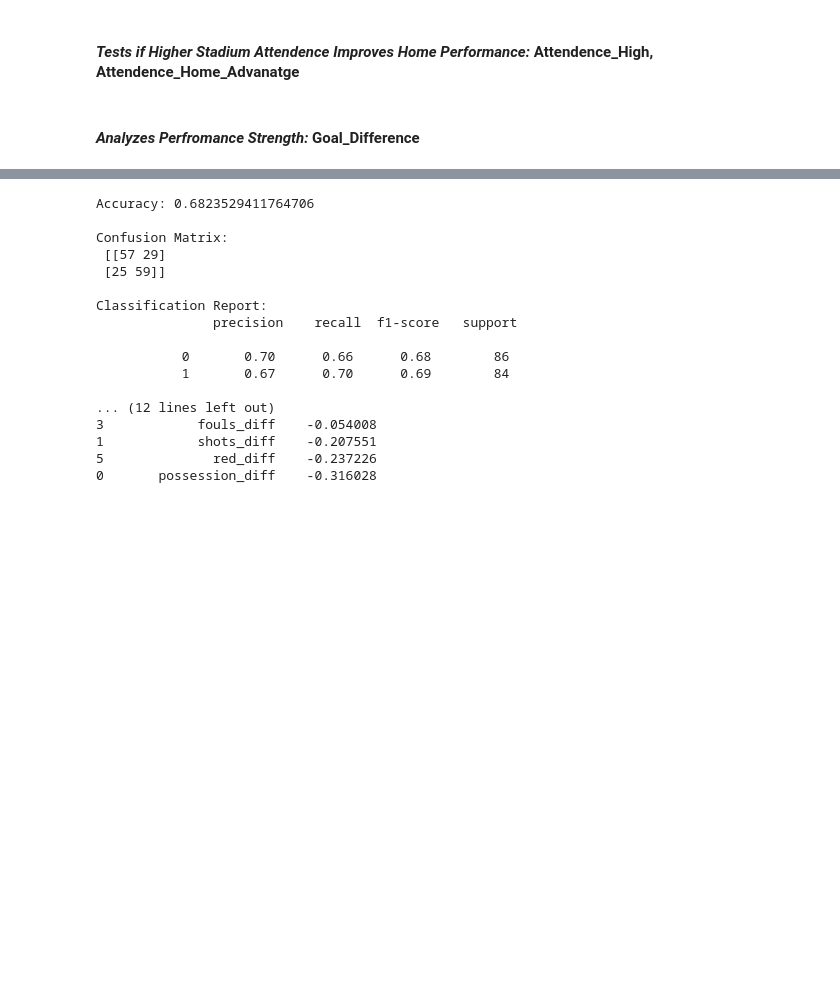
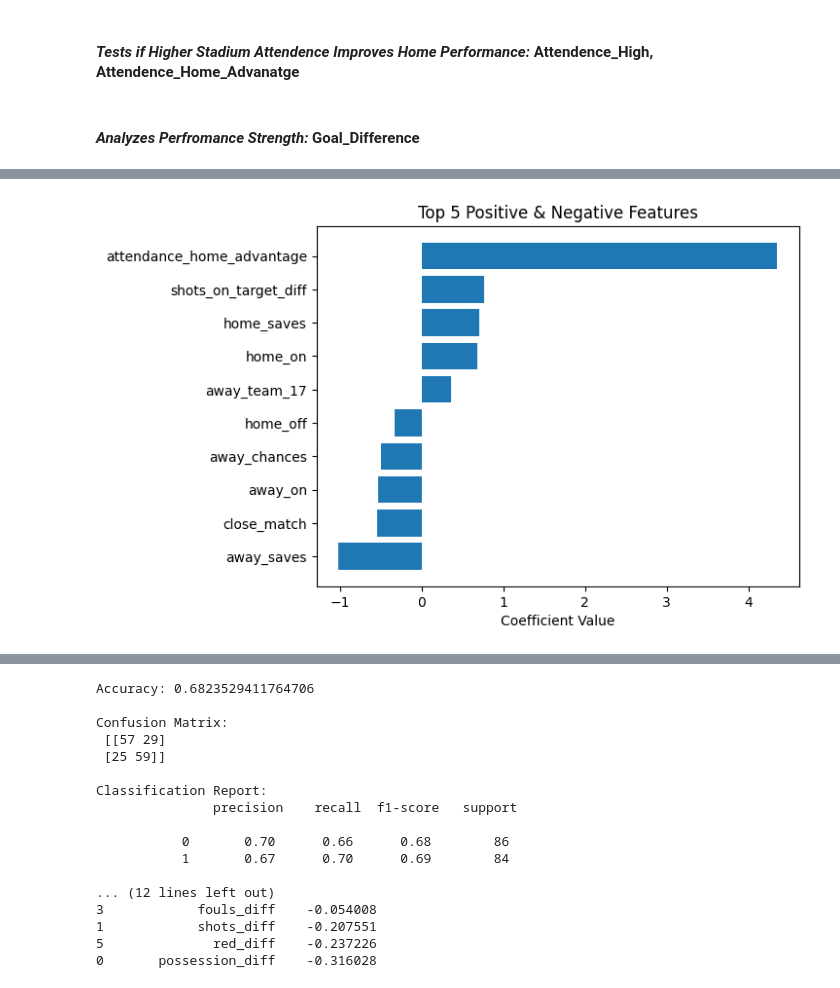
Before and after one commit to frankZawacki/Analyzing-Match-Performance-and-Home-Advantage-in-the-English-Premier-League-2021-2024, a Jupyter notebook: English League Dataset Cleaning and Feature Engineering.ipynb, the cells around one changed output, grey strips where cells are left out. Drawn from its saved outputs; the diff is of its cells as text; code cells hidden in the pictures; blank space fills up the shorter version.

Commit message:
Added Baseline Models

```diff
--- a/English League Dataset Cleaning and Feature Engineering.ipynb
+++ b/English League Dataset Cleaning and Feature Engineering.ipynb
@@ -249,0 +250,98 @@ df['goal_diff'] = df['goals_home'] - df['away_goals']
+# %%
+## Features to predict if home team wins. These are variables that describe how the match was played
+exclude_cols = [
+    'home_win_binary',   ## target
+    'away_win_binary',
+    'draw_binary',
+    'result',
+    'result_encoded',
+    'goals_home',        ## direct leakage
+    'away_goals',
+    'goal_diff',         ## derived leakage
+    'date',
+    'clock',
+    'stadium',
+    'season'
+]
+
+X = df.drop(columns=exclude_cols, errors='ignore')
+
+## keep only numeric + boolean columns
+X = X.select_dtypes(include=['int64', 'float64', 'bool'])
+
+## convert bool → int (for scaling)
+X = X.astype(float)
+
+y = df['home_win_binary']
+
+## Train on older matches, Test on newer matches. More realworld prediction and model learns
+## if games are different in different seasons.
+train = df[df['year'] < 2023]
+test = df[df['year'] >= 2023]
+
+X_train = train[X.columns]
+y_train = train['home_win_binary']
+
+X_test = test[X.columns]
+y_test = test['home_win_binary']
+
+## There's variance in variable sizes.
+from sklearn.preprocessing import StandardScaler
+
+scaler = StandardScaler()
+X_train_scaled = scaler.fit_transform(X_train)
+X_test_scaled = scaler.transform(X_test)
+import matplotlib.pyplot as plt
+
+
+from sklearn.linear_model import LogisticRegression
+from sklearn.metrics import mean_squared_error
+import numpy as np
+
+model = LogisticRegression(max_iter=1000)
+## Fitting the model to learn relationships like do more shots increase the chance to win?
+model.fit(X_train_scaled, y_train)
+
+##Predictions
+y_pred = model.predict(X_test_scaled)
+
+## Evaluation
+from sklearn.metrics import accuracy_score, confusion_matrix, classification_report
+
+print("Accuracy:", accuracy_score(y_test, y_pred))
+print("\nConfusion Matrix:\n", confusion_matrix(y_test, y_pred))
+print("\nClassification Report:\n", classification_report(y_test, y_pred))
+
+## Feature importance (coefficients)
+import pandas as pd
+
+coef_df = pd.DataFrame({
+    'Feature': X.columns,
+    'Coefficient': model.coef_[0]
+}).sort_values(by='Coefficient', ascending=False)
+
+print("\nFeature Importance:\n", coef_df)
+
+## Use Probabilities for RMSE comparison
+y_prob = model.predict_proba(X_test_scaled)[:, 1]
+rmse = np.sqrt(mean_squared_error(y_test, y_prob))
+
+print("RMSE (Logistic Regression):", rmse)
+
+## Get top 5 positive and bottom 5 negative
+top_5 = coef_df.sort_values(by='Coefficient', ascending=False).head(5)
+bottom_5 = coef_df.sort_values(by='Coefficient', ascending=True).head(5)
+
+## Combine
+plot_df = pd.concat([top_5, bottom_5])
+
+## Sort for better visualization
+plot_df = plot_df.sort_values(by='Coefficient')
+
+## Plot
+plt.figure()
+plt.barh(plot_df['Feature'], plot_df['Coefficient'])
+plt.xlabel("Coefficient Value")
+plt.title("Top 5 Positive & Negative Features")
+plt.show()
+# %% [output]
@@ -249,0 +366 @@ df['goal_diff'] = df['goals_home'] - df['away_goals']
+[figure, added]
```
Also changed, not shown: parts of 6 cells of this notebook.
